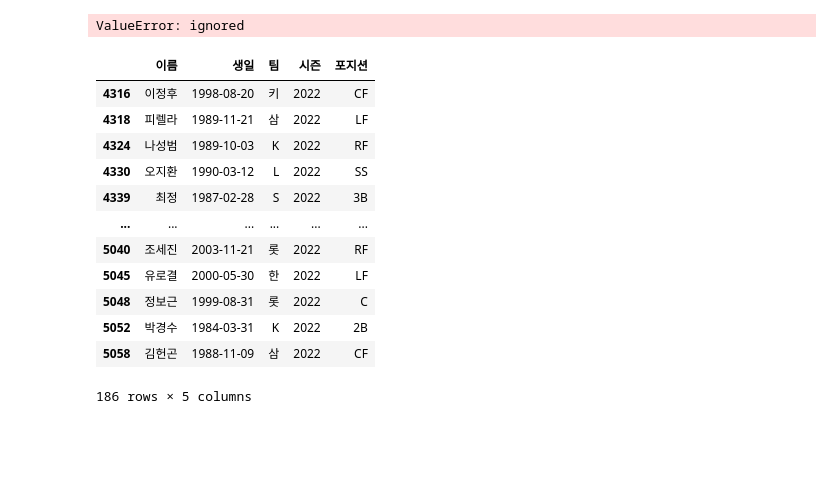
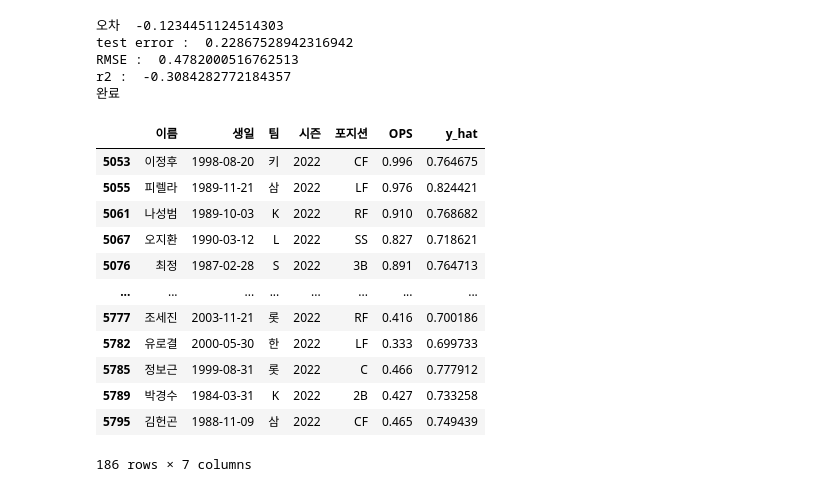
Before and after one commit to gmb408/OSSP-KBO-prediction, a Jupyter notebook: Model_Building.ipynb, the cells around one changed output. Cells and saved outputs as stored; diff of their text form; code cells hidden in the pictures; blank space fills up the shorter version.

```diff
--- a/Model_Building.ipynb
+++ b/Model_Building.ipynb
@@ -275,39 +278,43 @@ plt.ylim(0,1.5)
 # %%
+result = pd.read_csv("/content/statiz_Final.csv", index_col=0)
+
 predict = result[result['시즌']==2022] # 2018년도 데이터 프레임
 predict = pd.concat([predict, pd.get_dummies(predict['포지션'], drop_first=True)], axis=1) # 포지션 dummy variable로 변환
-X = predict[X_cols] # 사용 feature
+X = predict[X_cols]
 X = X.fillna(-1) # NA값 -1로 impute
 predict['y_hat'] = model.predict(X)
-new = ['이름','생일','팀','시즌','포지션','y_hat']
-# 타자별 예측값 feature에 저장
-final = predict[new]
-# 제출 파일 생성
-final.to_csv("/content/tnt_submission.csv", index=False, encoding='utf-8')
-# 제출 결과 확인
-sub = pd.read_csv('/content/tnt_submission.csv')
-sub
+new = ['이름','생일','팀','시즌','포지션','OPS','y_hat']
+predict = predict[new]
+
+
+error = predict['OPS'] - predict['y_hat']
+print("오차 ",np.mean(error))
+
+mse=mean_squared_error(predict['OPS'],  predict['y_hat'] ,squared=False)
+rmse =  np.sqrt(mse)
+r2 =r2_score(predict['OPS'], predict['y_hat'])
+
+print("test error : ", mse)
+print("RMSE : ", rmse)
+print("r2 : ", r2)
+print("완료")
+predict
 # %% [output]
-ValueError: ignored
+오차  -0.1234451124514303
+test error :  0.22867528942316942
+RMSE :  0.4782000516762513
+r2 :  -0.3084282772184357
+완료
+|  | 이름 | 생일 | 팀 | 시즌 | 포지션 | OPS | y_hat |
+| 5053 | 이정후 | 1998-08-20 | 키 | 2022 | CF | 0.996 | 0.764675 |
+| 5055 | 피렐라 | 1989-11-21 | 삼 | 2022 | LF | 0.976 | 0.824421 |
+| 5061 | 나성범 | 1989-10-03 | K | 2022 | RF | 0.910 | 0.768682 |
+| 5067 | 오지환 | 1990-03-12 | L | 2022 | SS | 0.827 | 0.718621 |
+| 5076 | 최정 | 1987-02-28 | S | 2022 | 3B | 0.891 | 0.764713 |
+| ... | ... | ... | ... | ... | ... | ... | ... |
+| 5777 | 조세진 | 2003-11-21 | 롯 | 2022 | RF | 0.416 | 0.700186 |
+| 5782 | 유로결 | 2000-05-30 | 한 | 2022 | LF | 0.333 | 0.699733 |
+| 5785 | 정보근 | 1999-08-31 | 롯 | 2022 | C | 0.466 | 0.777912 |
+| 5789 | 박경수 | 1984-03-31 | K | 2022 | 2B | 0.427 | 0.733258 |
+| 5795 | 김헌곤 | 1988-11-09 | 삼 | 2022 | CF | 0.465 | 0.749439 |
+186 rows × 7 columns
-# %%
-test2['y_hat'] = stack_final
-test2 = test2[test2['시즌']==2021]
-new = ['이름','생일','y_hat']
-new2 = ['이름','생일','팀','시즌','포지션']
-test2 = test2[new]
-
-predict = result[result['시즌']==2022] # 2018년도 데이터 프레임
-predict=predict[new2]
-# %% [output]
-|  | 이름 | 생일 | 팀 | 시즌 | 포지션 |
-| 4316 | 이정후 | 1998-08-20 | 키 | 2022 | CF |
-| 4318 | 피렐라 | 1989-11-21 | 삼 | 2022 | LF |
-| 4324 | 나성범 | 1989-10-03 | K | 2022 | RF |
-| 4330 | 오지환 | 1990-03-12 | L | 2022 | SS |
-| 4339 | 최정 | 1987-02-28 | S | 2022 | 3B |
-| ... | ... | ... | ... | ... | ... |
-| 5040 | 조세진 | 2003-11-21 | 롯 | 2022 | RF |
-| 5045 | 유로결 | 2000-05-30 | 한 | 2022 | LF |
-| 5048 | 정보근 | 1999-08-31 | 롯 | 2022 | C |
-| 5052 | 박경수 | 1984-03-31 | K | 2022 | 2B |
-| 5058 | 김헌곤 | 1988-11-09 | 삼 | 2022 | CF |
-186 rows × 5 columns
```
Also changed, not shown: parts of 17 cells of this notebook.
